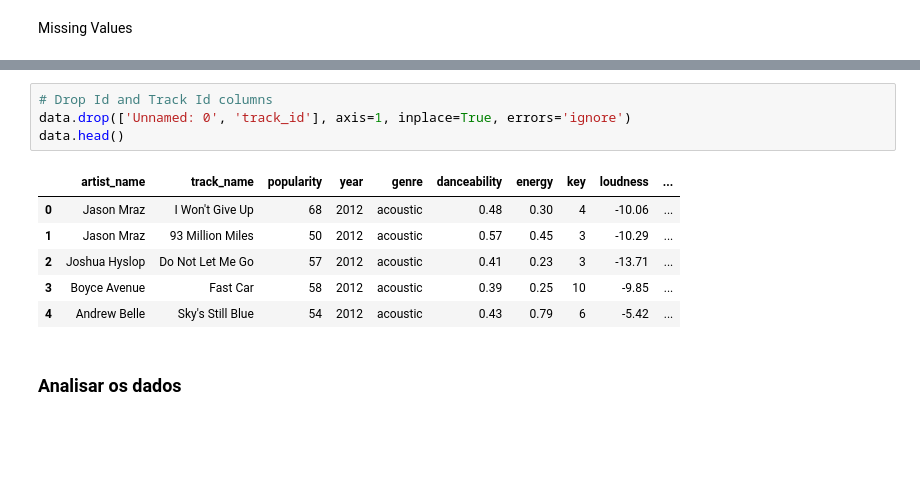
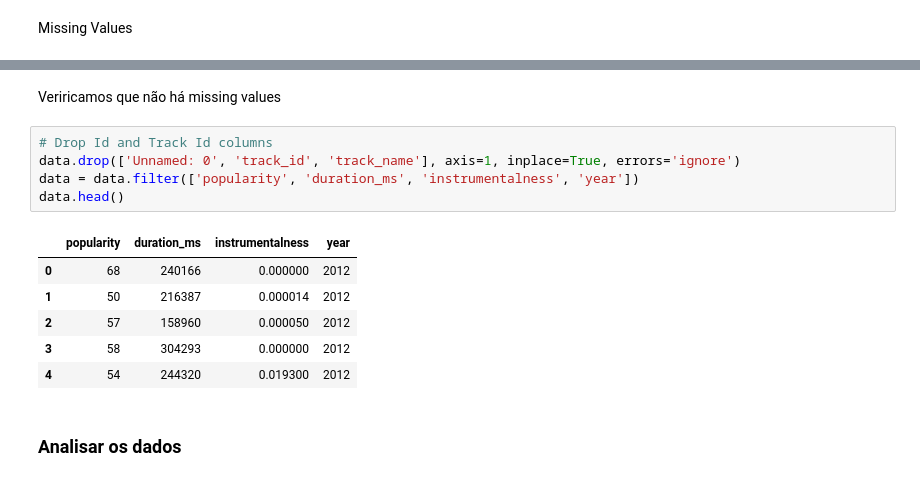
Before and after one commit to jpgoncalves13/DAA, a Jupyter notebook: DatasetGrupo/dataset_grupo.ipynb, the cells around one changed output, grey strips where cells are left out. Cells and saved outputs as stored; diff of their text form; blank space fills up the shorter version.

```diff
--- a/DatasetGrupo/dataset_grupo.ipynb
+++ b/DatasetGrupo/dataset_grupo.ipynb
@@ -121,14 +128,17 @@ sns.heatmap(data.isnull(), yticklabels=False, cbar=False, cmap='viridis')
+# %% [markdown]
+Veriricamos que não há missing values
 # %%
 # Drop Id and Track Id columns
-data.drop(['Unnamed: 0', 'track_id'], axis=1, inplace=True, errors='ignore')
+data.drop(['Unnamed: 0', 'track_id', 'track_name'], axis=1, inplace=True, errors='ignore')
+data = data.filter(['popularity', 'duration_ms', 'instrumentalness', 'year'])
 data.head()
 # %% [output]
-|  | artist_name | track_name | popularity | year | genre | danceability | energy | key | loudness | ... |
-| 0 | Jason Mraz | I Won't Give Up | 68 | 2012 | acoustic | 0.48 | 0.30 | 4 | -10.06 | ... |
-| 1 | Jason Mraz | 93 Million Miles | 50 | 2012 | acoustic | 0.57 | 0.45 | 3 | -10.29 | ... |
-| 2 | Joshua Hyslop | Do Not Let Me Go | 57 | 2012 | acoustic | 0.41 | 0.23 | 3 | -13.71 | ... |
-| 3 | Boyce Avenue | Fast Car | 58 | 2012 | acoustic | 0.39 | 0.25 | 10 | -9.85 | ... |
-| 4 | Andrew Belle | Sky's Still Blue | 54 | 2012 | acoustic | 0.43 | 0.79 | 6 | -5.42 | ... |
+|  | popularity | duration_ms | instrumentalness | year |
+| 0 | 68 | 240166 | 0.000000 | 2012 |
+| 1 | 50 | 216387 | 0.000014 | 2012 |
+| 2 | 57 | 158960 | 0.000050 | 2012 |
+| 3 | 58 | 304293 | 0.000000 | 2012 |
+| 4 | 54 | 244320 | 0.019300 | 2012 |
 # %% [markdown]
 ### Analisar os dados
 # %%
```
Also changed, not shown: parts of 31 cells of this notebook, 1 other file.
